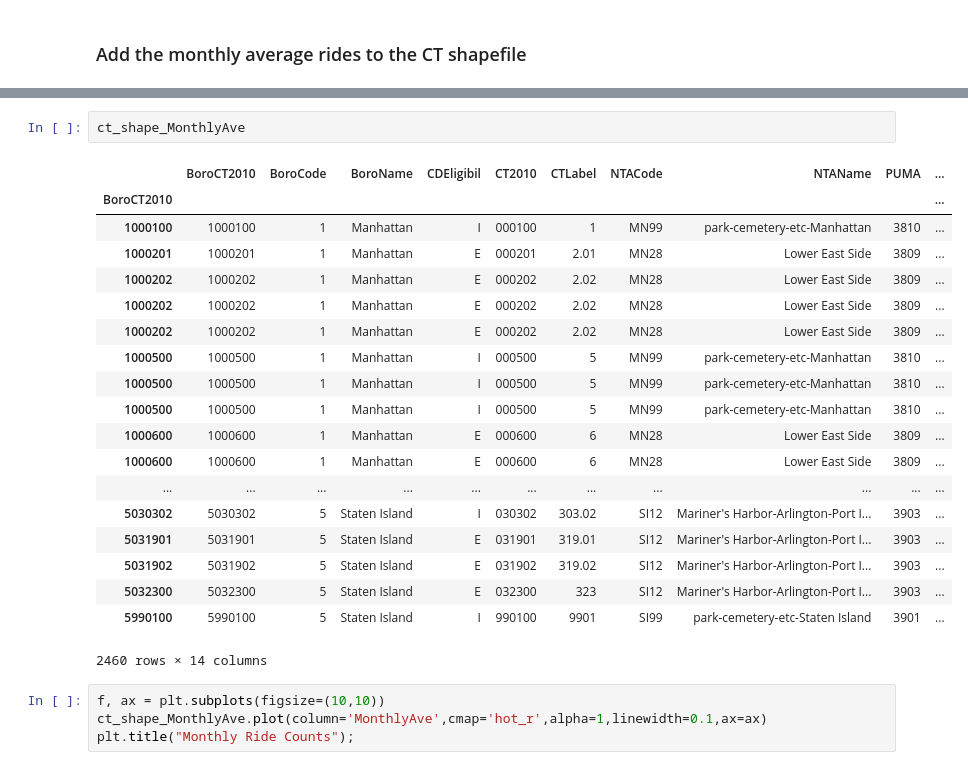
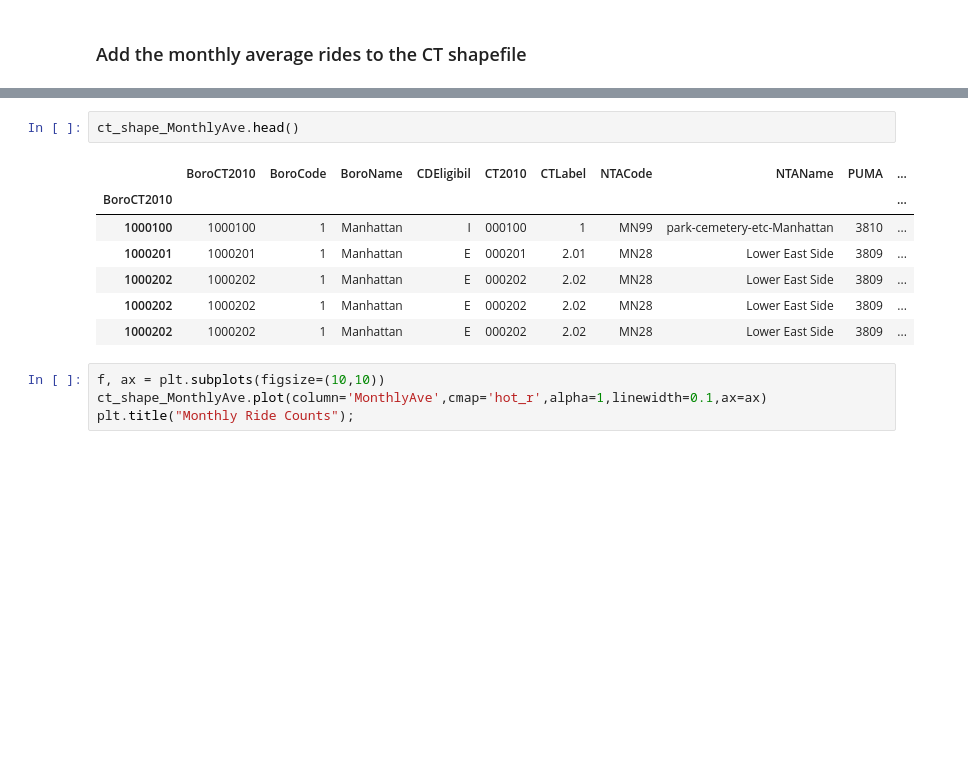
Before and after one commit to cmprince/python-geospatial-2018, a Jupyter notebook: GeospatialAnalysis_CitiBike.ipynb, the cells around one changed output, grey strips where cells are left out. Cells and saved outputs as stored; diff of their text form; blank space fills up the shorter version.

```diff
--- a/GeospatialAnalysis_CitiBike.ipynb
+++ b/GeospatialAnalysis_CitiBike.ipynb
@@ -275,25 +280,13 @@ See the caveats in the documentation: http://pandas.pydata.org/pandas-docs/stabl
 # %%
-ct_shape_MonthlyAve
+ct_shape_MonthlyAve.head()
 # %% [output]
 |  | BoroCT2010 | BoroCode | BoroName | CDEligibil | CT2010 | CTLabel | NTACode | NTAName | PUMA | ... |
 | BoroCT2010 |  |  |  |  |  |  |  |  |  | ... |
 | 1000100 | 1000100 | 1 | Manhattan | I | 000100 | 1 | MN99 | park-cemetery-etc-Manhattan | 3810 | ... |
 | 1000201 | 1000201 | 1 | Manhattan | E | 000201 | 2.01 | MN28 | Lower East Side | 3809 | ... |
 | 1000202 | 1000202 | 1 | Manhattan | E | 000202 | 2.02 | MN28 | Lower East Side | 3809 | ... |
 | 1000202 | 1000202 | 1 | Manhattan | E | 000202 | 2.02 | MN28 | Lower East Side | 3809 | ... |
 | 1000202 | 1000202 | 1 | Manhattan | E | 000202 | 2.02 | MN28 | Lower East Side | 3809 | ... |
-| 1000500 | 1000500 | 1 | Manhattan | I | 000500 | 5 | MN99 | park-cemetery-etc-Manhattan | 3810 | ... |
-| 1000500 | 1000500 | 1 | Manhattan | I | 000500 | 5 | MN99 | park-cemetery-etc-Manhattan | 3810 | ... |
-| 1000500 | 1000500 | 1 | Manhattan | I | 000500 | 5 | MN99 | park-cemetery-etc-Manhattan | 3810 | ... |
-| 1000600 | 1000600 | 1 | Manhattan | E | 000600 | 6 | MN28 | Lower East Side | 3809 | ... |
-| 1000600 | 1000600 | 1 | Manhattan | E | 000600 | 6 | MN28 | Lower East Side | 3809 | ... |
-| ... | ... | ... | ... | ... | ... | ... | ... | ... | ... | ... |
-| 5030302 | 5030302 | 5 | Staten Island | I | 030302 | 303.02 | SI12 | Mariner's Harbor-Arlington-Port I... | 3903 | ... |
-| 5031901 | 5031901 | 5 | Staten Island | E | 031901 | 319.01 | SI12 | Mariner's Harbor-Arlington-Port I... | 3903 | ... |
-| 5031902 | 5031902 | 5 | Staten Island | E | 031902 | 319.02 | SI12 | Mariner's Harbor-Arlington-Port I... | 3903 | ... |
-| 5032300 | 5032300 | 5 | Staten Island | E | 032300 | 323 | SI12 | Mariner's Harbor-Arlington-Port I... | 3903 | ... |
-| 5990100 | 5990100 | 5 | Staten Island | I | 990100 | 9901 | SI99 | park-cemetery-etc-Staten Island | 3901 | ... |
-2460 rows × 14 columns
 # %%
 f, ax = plt.subplots(figsize=(10,10))
 ct_shape_MonthlyAve.plot(column='MonthlyAve',cmap='hot_r',alpha=1,linewidth=0.1,ax=ax)
```
Also changed, not shown: parts of 29 cells of this notebook.
